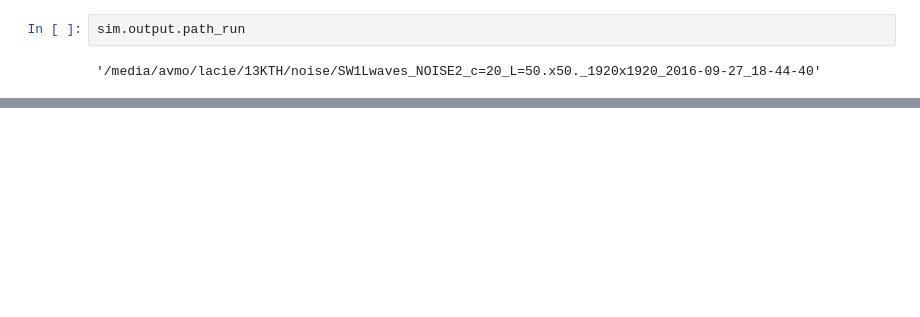
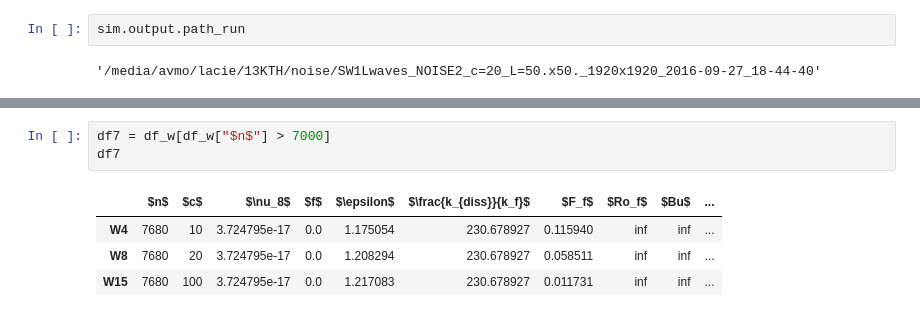
Before and after one commit to ashwinvis/augieretal_jfm_2019_shallow_water, a Jupyter notebook: Python/shock_population.ipynb, the cells around one changed output, grey strips where cells are left out. Cells and saved outputs as stored; diff of their text form; blank space fills up the shorter version.

```diff
--- a/Python/shock_population.ipynb
+++ b/Python/shock_population.ipynb
@@ -191,0 +156,8 @@ plt.show()
+# %%
+df7 = df_w[df_w["$n$"] > 7000]
+df7
+# %% [output]
+|  | $n$ | $c$ | $\nu_8$ | $f$ | $\epsilon$ | $\frac{k_{diss}}{k_f}$ | $F_f$ | $Ro_f$ | $Bu$ | ... |
+| W4 | 7680 | 10 | 3.724795e-17 | 0.0 | 1.175054 | 230.678927 | 0.115940 | inf | inf | ... |
+| W8 | 7680 | 20 | 3.724795e-17 | 0.0 | 1.208294 | 230.678927 | 0.058511 | inf | inf | ... |
+| W15 | 7680 | 100 | 3.724795e-17 | 0.0 | 1.217083 | 230.678927 | 0.011731 | inf | inf | ... |
```
Also changed, not shown: parts of 21 cells of this notebook, 9 other files.
